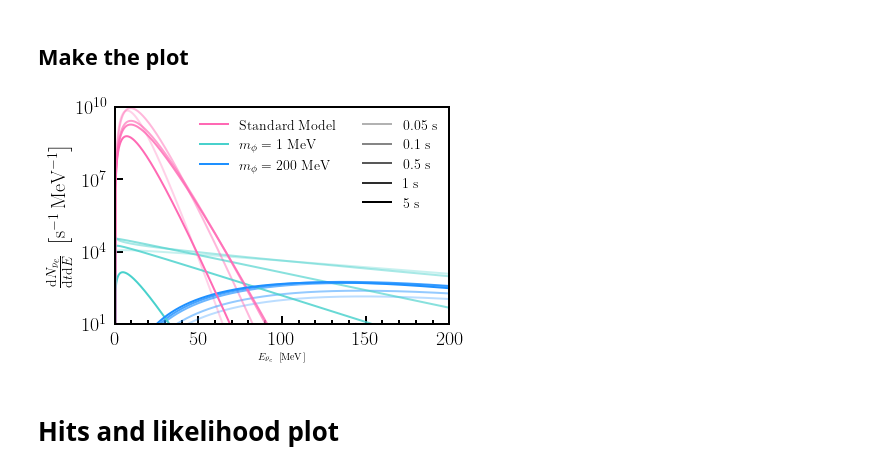
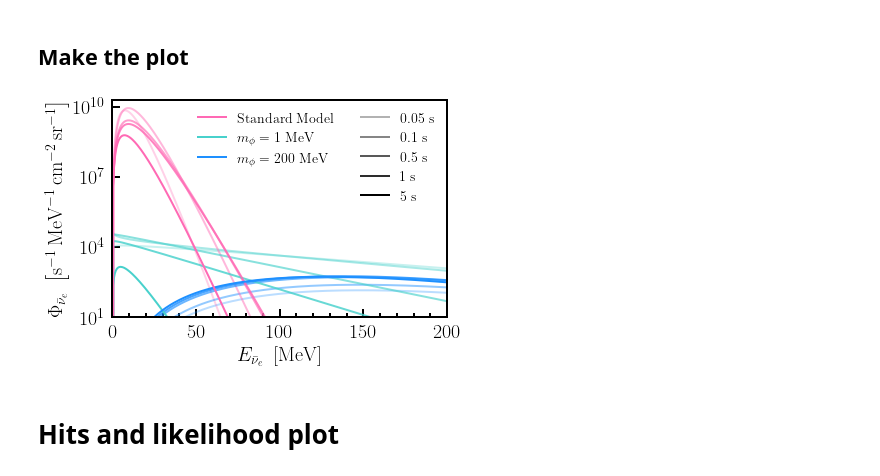
Before and after one commit to jlazar17/NuTel_SNe_BSM, a Jupyter notebook: examples/paper_plots.ipynb, the cells around one changed output. Cells and saved outputs as stored; diff of their text form; code cells hidden in the pictures.

```diff
--- a/examples/paper_plots.ipynb
+++ b/examples/paper_plots.ipynb
@@ -103,36 +100,37 @@ for idx, t in enumerate(ts):
     # Only plot the SM flux for the first 8 seconds
     if t > 8 * units.second:
         continue
 
     plt.plot(
         es / units.MeV,
         sm_flux.get_flux(t, es, 1) * units.second * units.MeV,
         color=to_rgb(COLORS[-1]) + (alpha,)
     )
 
 
 plt.ylabel(
-    r"$\frac{\mathrm{d}N_{\bar{\nu}_{e}}}{\mathrm{d}t\mathrm{d}E}~\left[\mathrm{s}^{-1}\,\mathrm{MeV}^{-1}\right]$",
+    r"$\Phi_{\bar{\nu}_{e}}~\left[\mathrm{s}^{-1}\,\mathrm{MeV}^{-1}\,\mathrm{cm}^{-2}\,\mathrm{sr}^{-1}\right]$",
+    # r"$\frac{\mathrm{d}N_{\bar{\nu}_{e}}}{\mathrm{d}t\mathrm{d}E}~\left[\mathrm{s}^{-1}\,\mathrm{MeV}^{-1}\,\mathrm{cm}^{-2}\right]$",
     fontsize=20
 )
 plt.xlabel(
     r"$E_{\bar{\nu}_{e}}~\left[\mathrm{MeV}\right]$"
 )
-plt.ylim(1e1, 1e10)
+plt.ylim(1e1, 2e10)
 plt.xlim(es.min() / units.MeV, es.max() / units.MeV)
 plt.semilogy()
 plt.legend(
     handles=handles,
     ncol=2,
     fontsize=14,
     framealpha=0.0,
     loc=1,
     # bbox_to_anchor=(1, 1.075)
 )
 plt.savefig("../figures/majoran_fluxes.pdf")
 plt.show()
 # %% [output]
-[figure, old version]
+[figure, new version]
 # %% [markdown]
 # Hits and likelihood plot
 # %% [markdown]
```
Also changed, not shown: parts of 5 cells of this notebook.
